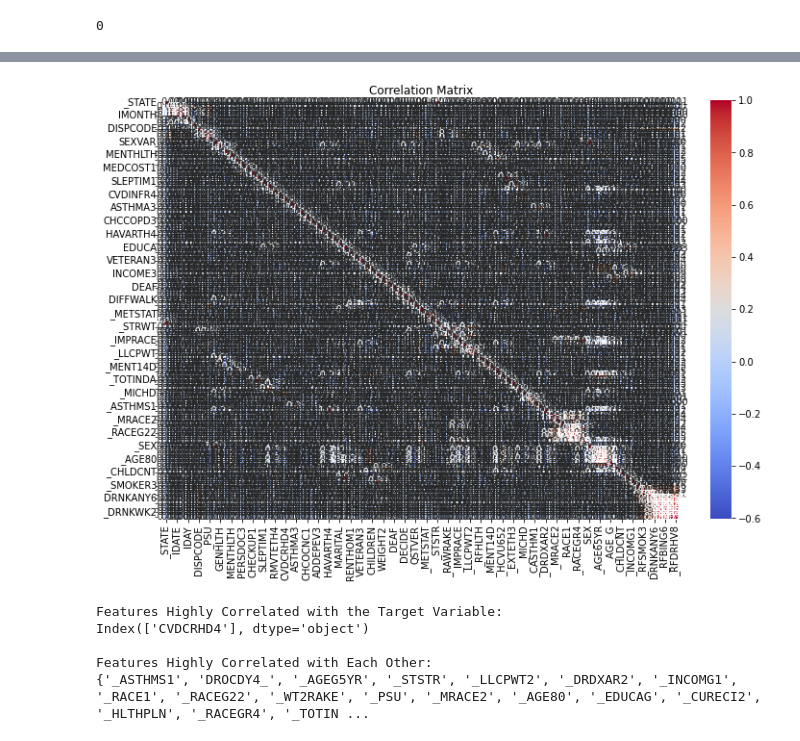
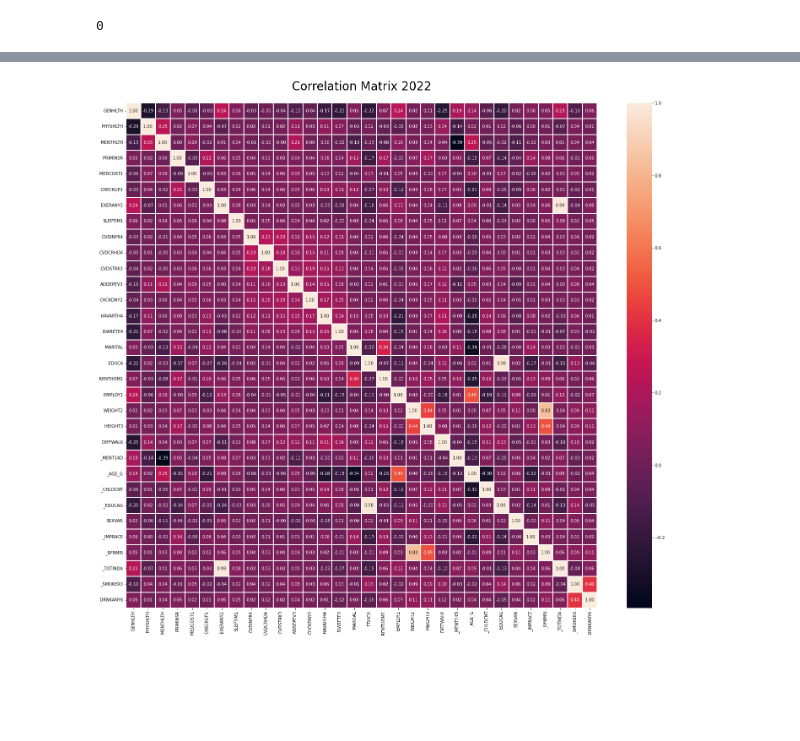
Before and after one commit to aemreusta/Heart-Attack-Prediction, a Jupyter notebook: notebooks/3.1-hyu-EDA-2022.ipynb, the cells around one changed output, grey strips where cells are left out. Drawn from its saved outputs; the diff is of its cells as text; code cells hidden in the pictures; blank space fills up the shorter version.

Commit message:
columns selected, corr and chi2 calculated

```diff
--- a/notebooks/3.1-hyu-EDA-2022.ipynb
+++ b/notebooks/3.1-hyu-EDA-2022.ipynb
@@ -88,6 +88,7 @@ columns = ["GENHLTH",       # categorical
             "_RFBMI5",
             "_TOTINDA",
             "_SMOKER3",
-            "DRNKANY6"]
+            "DRNKANY6",
+            "_AGE65YR"]
 
 # _AGE_G  YAŞ kolonu olarak kullanılacak
@@ -404,37 +342,10 @@ correlation_matrix = df.corr()
 # %%
 
 # Visualize the correlation matrix using a heatmap
-plt.figure(figsize=(12, 8))
-sns.heatmap(correlation_matrix, annot=True, cmap='coolwarm', fmt='.2f', linewidths=0.5)
-plt.title('Correlation Matrix')
+plt.figure(figsize=(25, 22))
+sns.heatmap(correlation_matrix, annot=True, fmt='.2f', linewidths=0.3)
+plt.title('Correlation Matrix 2022', fontsize = 28 , y=1.02)
+plt.savefig(r"..\graphs\EDA\2022\\" + "corr-heatmap-2022.png", facecolor = "white", bbox_inches = "tight", pad_inches = 0.5)
 plt.show()
 # %% [output]
-[figure, old version]
+[figure, new version]
-# %%
-# Set the correlation threshold
-correlation_threshold = 0.7  # Adjust as needed
-
-# Filter features highly correlated with the target variable
-target_correlation = correlation_matrix['CVDCRHD4'].abs()
-selected_features_target = target_correlation[target_correlation > correlation_threshold].index
-
-# Filter features highly correlated with each other
-correlated_features = set()
-for i in range(len(correlation_matrix.columns)):
-    for j in range(i):
-        if abs(correlation_matrix.iloc[i, j]) > correlation_threshold:
-            colname = correlation_matrix.columns[i]
-            correlated_features.add(colname)
-
-# Display the selected features
-print("Features Highly Correlated with the Target Variable:")
-print(selected_features_target)
-
-print("\nFeatures Highly Correlated with Each Other:")
-print(correlated_features)
-# %% [output]
-Features Highly Correlated with the Target Variable:
-Index(['CVDCRHD4'], dtype='object')
-
-Features Highly Correlated with Each Other:
-{'_ASTHMS1', 'DROCDY4_', '_AGEG5YR', '_STSTR', '_LLCPWT2', '_DRDXAR2', '_INCOMG1', '_RACE1', '_RACEG22', '_WT2RAKE', '_PSU', '_MRACE2', '_AGE80', '_EDUCAG', '_CURECI2', '_HLTHPLN', '_RACEGR4', '_TOTIN ...
```
Also changed, not shown: parts of 64 cells of this notebook.
